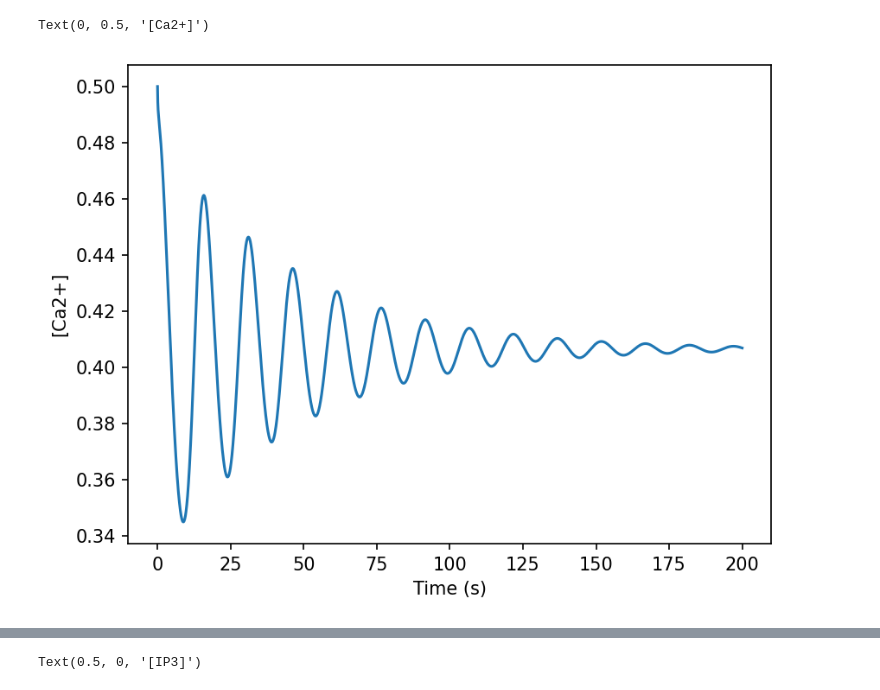
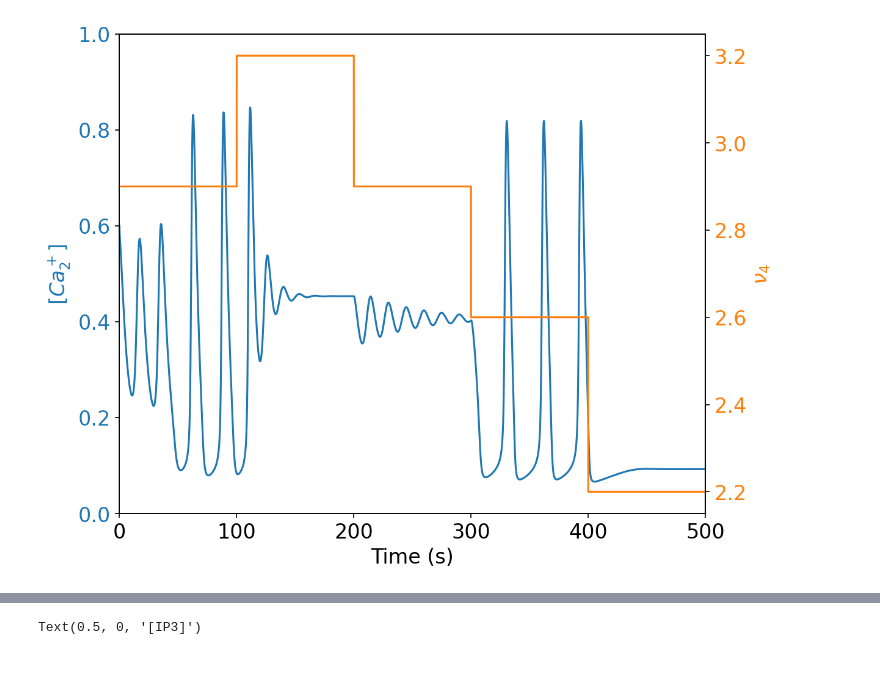
Before and after one commit to pupueys/MATH3888, a Jupyter notebook: project/Kevin_YoungKiezer/DeYoungKeizerExtended.ipynb, the cells around one changed output, grey strips where cells are left out. Saved outputs shown, nothing was run; the diff lists cells and outputs as text; code cells hidden in the pictures.

```diff
--- a/project/Kevin_YoungKiezer/DeYoungKeizerExtended.ipynb
+++ b/project/Kevin_YoungKiezer/DeYoungKeizerExtended.ipynb
@@ -33,7 +33,20 @@ CER = lambda C: (c0 - C) / c1
 dCdt = lambda C, x110: J1(C, CER(C), x110) - J2(C)
 dPdt = lambda C, P, nu4: nu4 * (C + (1 - alpha) * k4) / (C + k4) - Ir * P
 
-def deyoungkeizerode(t, x, nu4):
+def nu4_time(t):
+    if t < 100:
+        return 2.9
+    if t < 200:
+        return 3.2
+    elif t < 300:
+        return 2.9
+    elif t < 400:
+        return 2.6
+    else:
+        return 2.2
+
+def deyoungkeizerode(t, x):
+    nu4 = nu4_time(t)
     C, P, x000, x001, x010, x011, x100, x101, x110 = x
     x111 = 1 - x000 - x001 - x010 - x011 - x100 - x101 - x110
 
@@ -49,44 +62,50 @@ def deyoungkeizerode(t, x, nu4):
     V5 = a1 * (P * x000 - d1 * x100) # x000 to x100
     V6 = a1 * (P * x010 - d1 * x110) # x010 to x110
     V7 = a3 * (P * x001 - d3 * x101) # x001 to x101
     V8 = a3 * (P * x011 - d3 * x111) # x011 to x111
 
     # Top face
     V9 = a2 * (C * x100 - d2 * x101) # x100 to x101
     V10 = a2 * (C * x110 - d2 * x111) # x110 to x111
     V11 = a5 * (C * x100 - d5 * x110) # x100 to x110
     V12 = a5 * (C * x101 - d5 * x111) # x101 to x111
 
     dx000dt = -V1 - V3 - V5
     dx001dt = V1 - V4 - V7
     dx010dt = V3 - V2 - V6
     dx011dt = V2 + V4 - V8
 
     dx100dt = V5 - V9 - V11
     dx101dt = V7 + V9 - V12
     dx110dt = V6 - V10 + V11
 
     # print(dx000dt + dx001dt + dx010dt + dx011dt + dx100dt + dx101dt + dx110dt + dx111dt)
     # print(sum([x000, x001, x010, x011, x100, x101, x110, x111]))
 
     return [dCdt(C, x110), dPdt(C, P, nu4), dx000dt, dx001dt, dx010dt, dx011dt, dx100dt, dx101dt, dx110dt]
 
-nu4 = 2.9
-t_span = [0, 200]
-y0 = [0.5, 0.8106048027812828, 0.014034676849733505, 0.038289093137798734, 0.06721492403612747, 0.18337426035699705, 0.0875121331640048, 0.03289942965888928, 0.41911341784615047]
-sol = solve_ivp(deyoungkeizerode, t_span, y0, args=(nu4,), max_step=0.1, rtol=1e-6, atol=1e-8)
-plt.plot(sol.t, sol.y[0])
+plt, ax1 = plt.subplots(figsize=(8, 6), layout='constrained')
+ax2 = ax1.twinx()
+# nu4 = 2.9
+t_span = [0, 500]
+y0 = [0.6, 0.8106048027812828, 0.014034676849733505, 0.038289093137798734, 0.06721492403612747, 0.18337426035699705, 0.0875121331640048, 0.03289942965888928, 0.41911341784615047]
+sol = solve_ivp(deyoungkeizerode, t_span, y0, args=(), max_step=0.1, rtol=1e-6, atol=1e-8)
+ax1.plot(sol.t, sol.y[0], 'C0')
+ax2.plot(sol.t, [nu4_time(t) for t in sol.t], 'C1')
 # plt.plot(sol.t, sol.y[1])
 # for i in range(8):
 #     plt.plot(sol.t, sol.y[i])
-# plt.xlim(40, 140)
-# plt.ylim(0, 0.6)
-plt.xlabel('Time (s)')
-plt.ylabel('[Ca2+]')
+ax1.set_xlim(0, 500)
+ax1.set_ylim(0, 1)
+ax1.set_xlabel('Time (s)')
+ax1.set_ylabel('$[Ca_2^+]$', color='C0')
+ax1.tick_params(axis='y', labelcolor='C0')
+ax2.set_ylabel('$\\nu_4$', color='C1')
+ax2.tick_params(axis='y', labelcolor='C1')
 # print(', '.join(list(map(str, sol.y[:, -1]))))
+plt.savefig('extended_time_trace.pdf')
 # %% [output]
-Text(0, 0.5, '[Ca2+]')
-[figure, old version]
+[figure, new version]
 # %%
 import pandas as pd
 import numpy as np
```
Also changed, not shown: parts of 3 cells of this notebook, 8 other files.
